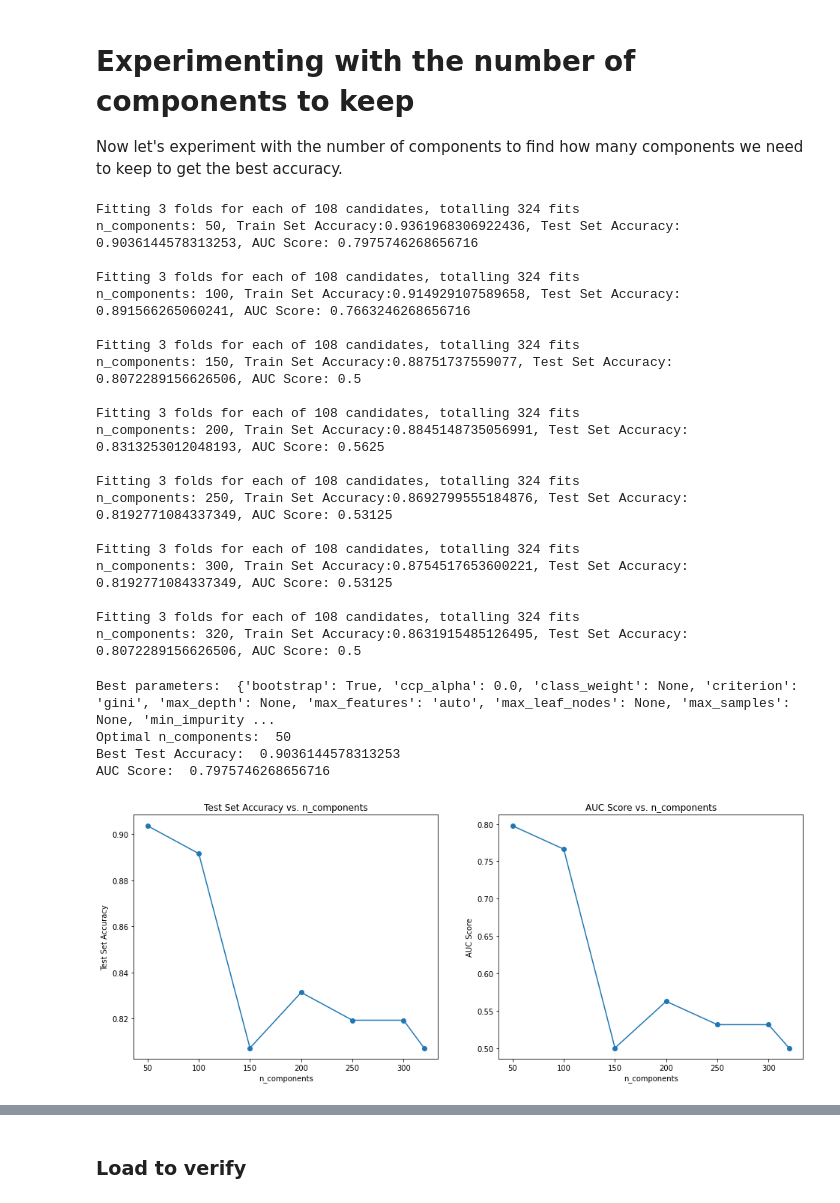
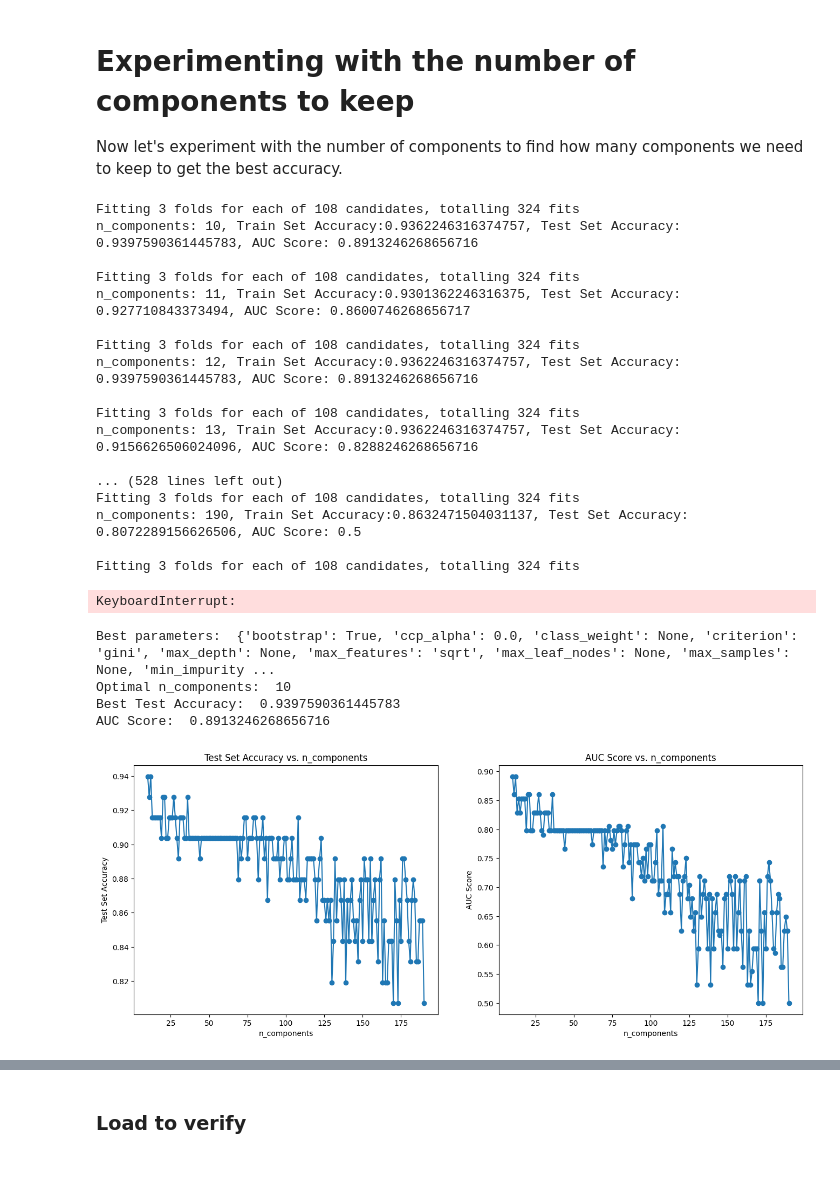
Before and after one commit to Alif108/CSE_472_Machine_Learning, a Jupyter notebook: Assignment/Random Forest/RF_PCA.ipynb, the cells around one changed output, grey strips where cells are left out. Drawn from its saved outputs; the diff is of its cells as text; code cells hidden in the pictures; blank space fills up the shorter version.

```diff
--- a/Assignment/Random Forest/RF_PCA.ipynb
+++ b/Assignment/Random Forest/RF_PCA.ipynb
@@ -50,7 +50,7 @@ from sklearn.model_selection import GridSearchCV
 rf = RandomForestClassifier(random_state=42)
 
 param_grid = {
-    'n_estimators': [100, 200, 300],
+    'n_estimators': [50, 100, 200, 300],
     'max_depth': [None, 3, 5, 10],
     'min_samples_split': [2, 5, 10],
     'min_samples_leaf': [1, 2, 5]
@@ -120,7 +120,8 @@ param_grid = {
         'min_samples_leaf': [1, 2, 5]
     }
 
-components_list = [50, 100, 150, 200, 250, 300, 320]
+# components_list = [50, 100, 150, 200, 250, 300, 320]
+components_list = np.arange(10, X_train.shape[0])
 
 for n_components in components_list:
 
@@ -158,51 +159,49 @@ for n_components in components_list:
     print()
 # %% [output]
 Fitting 3 folds for each of 108 candidates, totalling 324 fits
-n_components: 50, Train Set Accuracy:0.9361968306922436, Test Set Accuracy: 0.9036144578313253, AUC Score: 0.7975746268656716
+n_components: 10, Train Set Accuracy:0.9362246316374757, Test Set Accuracy: 0.9397590361445783, AUC Score: 0.8913246268656716
 
 Fitting 3 folds for each of 108 candidates, totalling 324 fits
-n_components: 100, Train Set Accuracy:0.914929107589658, Test Set Accuracy: 0.891566265060241, AUC Score: 0.7663246268656716
+n_components: 11, Train Set Accuracy:0.9301362246316375, Test Set Accuracy: 0.927710843373494, AUC Score: 0.8600746268656717
 
 Fitting 3 folds for each of 108 candidates, totalling 324 fits
-n_components: 150, Train Set Accuracy:0.88751737559077, Test Set Accuracy: 0.8072289156626506, AUC Score: 0.5
+n_components: 12, Train Set Accuracy:0.9362246316374757, Test Set Accuracy: 0.9397590361445783, AUC Score: 0.8913246268656716
 
 Fitting 3 folds for each of 108 candidates, totalling 324 fits
-n_components: 200, Train Set Accuracy:0.8845148735056991, Test Set Accuracy: 0.8313253012048193, AUC Score: 0.5625
+n_components: 13, Train Set Accuracy:0.9362246316374757, Test Set Accuracy: 0.9156626506024096, AUC Score: 0.8288246268656716
+
+... (528 lines left out)
+Fitting 3 folds for each of 108 candidates, totalling 324 fits
+n_components: 190, Train Set Accuracy:0.8632471504031137, Test Set Accuracy: 0.8072289156626506, AUC Score: 0.5
 
 Fitting 3 folds for each of 108 candidates, totalling 324 fits
-n_components: 250, Train Set Accuracy:0.8692799555184876, Test Set Accuracy: 0.8192771084337349, AUC Score: 0.53125
-
-Fitting 3 folds for each of 108 candidates, totalling 324 fits
-n_components: 300, Train Set Accuracy:0.8754517653600221, Test Set Accuracy: 0.8192771084337349, AUC Score: 0.53125
-
-Fitting 3 folds for each of 108 candidates, totalling 324 fits
-n_components: 320, Train Set Accuracy:0.8631915485126495, Test Set Accuracy: 0.8072289156626506, AUC Score: 0.5
+KeyboardInterrupt:
 # %%
 print("Best parameters: ", optimal_model.get_params())
 print("Optimal n_components: ", optimal_n_components)
 print("Best Test Accuracy: ", max_acc)
 print("AUC Score: ", roc_auc_score(y_test, optimal_predictions))
 # %% [output]
-Best parameters:  {'bootstrap': True, 'ccp_alpha': 0.0, 'class_weight': None, 'criterion': 'gini', 'max_depth': None, 'max_features': 'auto', 'max_leaf_nodes': None, 'max_samples': None, 'min_impurity ...
-Optimal n_components:  50
-Best Test Accuracy:  0.9036144578313253
-AUC Score:  0.7975746268656716
+Best parameters:  {'bootstrap': True, 'ccp_alpha': 0.0, 'class_weight': None, 'criterion': 'gini', 'max_depth': None, 'max_features': 'sqrt', 'max_leaf_nodes': None, 'max_samples': None, 'min_impurity ...
+Optimal n_components:  10
+Best Test Accuracy:  0.9397590361445783
+AUC Score:  0.8913246268656716
 # %%
 fig, ax = plt.subplots(1, 2, figsize=(16, 6))
 
-ax[0].plot(components_list, test_accuracy_list, marker='o')
+ax[0].plot(np.arange(10, 191), test_accuracy_list, marker='o')
 ax[0].set_xlabel('n_components')
 ax[0].set_ylabel('Test Set Accuracy')
 ax[0].set_title('Test Set Accuracy vs. n_components')
 
-ax[1].plot(components_list, auc_score_list, marker='o')
+ax[1].plot(np.arange(10, 191), auc_score_list, marker='o')
 ax[1].set_xlabel('n_components')
 ax[1].set_ylabel('AUC Score')
 ax[1].set_title('AUC Score vs. n_components')
 
 plt.show()
 # %% [output]
-[figure, old version]
+[figure, new version]
 # %%
 fpr, tpr, thresholds = roc_curve(y_test, optimal_predictions)
 
```
Also changed, not shown: parts of 7 cells of this notebook, 4 other files.
